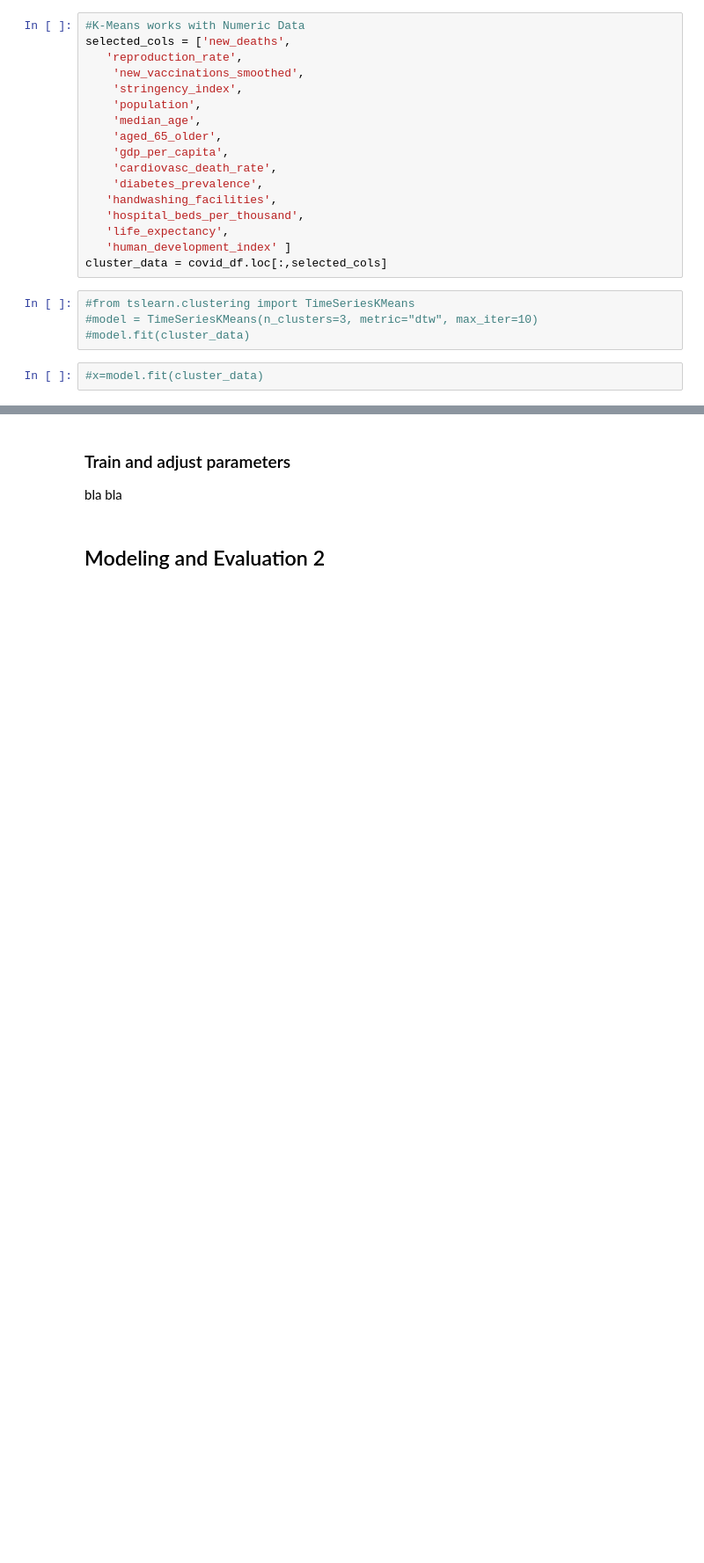
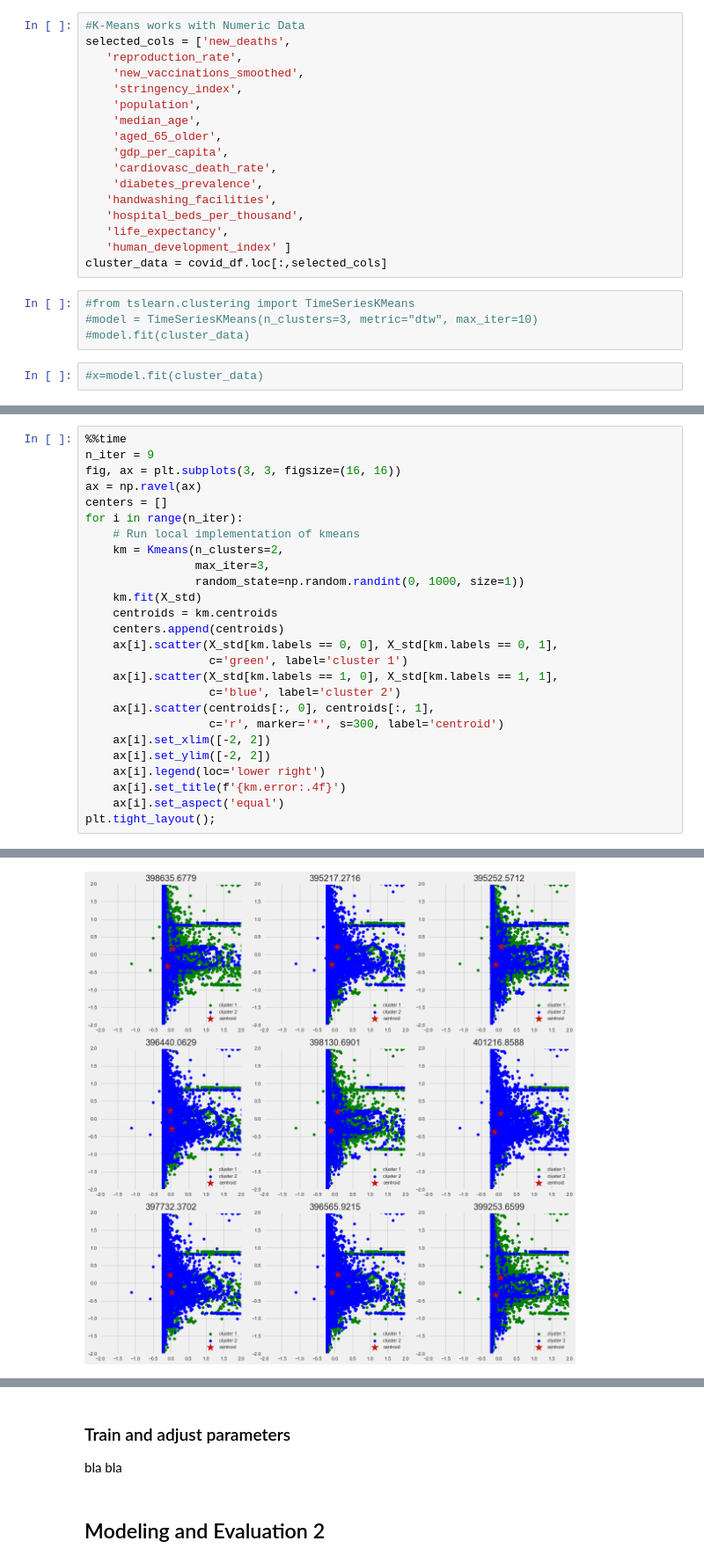
Before and after one commit to zharris1/Final_Project, a Jupyter notebook: Project_3_Master.ipynb, the cells around one changed output, grey strips where cells are left out. Shown at 88% size. Cells and saved outputs as stored; diff of their text form; blank space fills up the shorter version.

```diff
--- a/Project_3_Master.ipynb
+++ b/Project_3_Master.ipynb
@@ -446,0 +566,27 @@ cluster_data = covid_df.loc[:,selected_cols]
+# %%
+%%time
+n_iter = 9
+fig, ax = plt.subplots(3, 3, figsize=(16, 16))
+ax = np.ravel(ax)
+centers = []
+for i in range(n_iter):
+    # Run local implementation of kmeans
+    km = Kmeans(n_clusters=2,
+                max_iter=3,
+                random_state=np.random.randint(0, 1000, size=1))
+    km.fit(X_std)
+    centroids = km.centroids
+    centers.append(centroids)
+    ax[i].scatter(X_std[km.labels == 0, 0], X_std[km.labels == 0, 1],
+                  c='green', label='cluster 1')
+    ax[i].scatter(X_std[km.labels == 1, 0], X_std[km.labels == 1, 1],
+                  c='blue', label='cluster 2')
+    ax[i].scatter(centroids[:, 0], centroids[:, 1],
+                  c='r', marker='*', s=300, label='centroid')
+    ax[i].set_xlim([-2, 2])
+    ax[i].set_ylim([-2, 2])
+    ax[i].legend(loc='lower right')
+    ax[i].set_title(f'{km.error:.4f}')
+    ax[i].set_aspect('equal')
+plt.tight_layout();
+# %% [output]
@@ -446,0 +595 @@ cluster_data = covid_df.loc[:,selected_cols]
+[figure, added]
```
Also changed, not shown: parts of 6 cells of this notebook.
